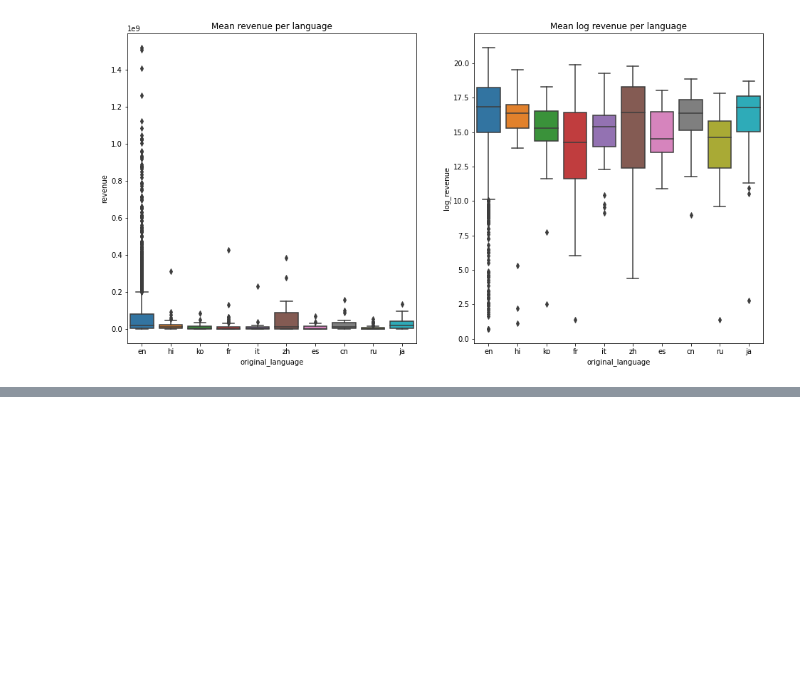
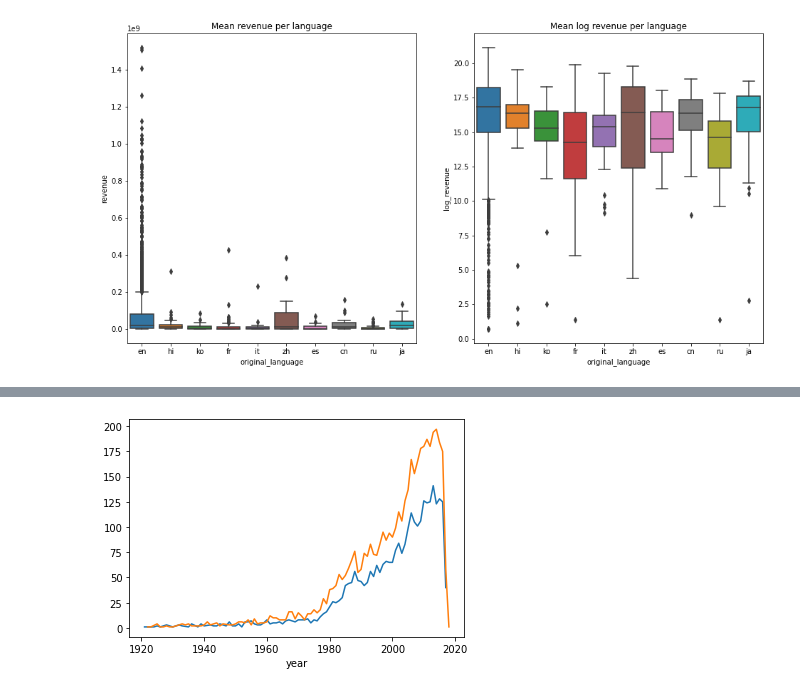
Before and after one commit to akiabe/kaggle_tmdb-box-office, a Jupyter notebook: notebooks/EDA_FeatEng_and_Modeling.ipynb, the cells around one changed output, grey strips where cells are left out. Saved outputs shown, nothing was run; the diff lists cells and outputs as text; code cells hidden in the pictures; blank space fills up the shorter version.

```diff
--- a/notebooks/EDA_FeatEng_and_Modeling.ipynb
+++ b/notebooks/EDA_FeatEng_and_Modeling.ipynb
@@ -830,0 +838,19 @@ d2 = test['release_date_year'].value_counts().sort_index()
+# %%
+d1 = train['release_date_year'].value_counts().sort_index()
+d2 = test['release_date_year'].value_counts().sort_index()
+sns.lineplot(
+    x=d1.index,
+    y=d1.values,
+    data=d1,
+);
+
+sns.lineplot(
+    x=d2.index,
+    y=d2.values,
+    data=d2,
+);
+
+plt.xlabel("year")
+plt.show()
+# %% [output]
+[figure, added]
```
Also changed, not shown: parts of 45 cells of this notebook.
